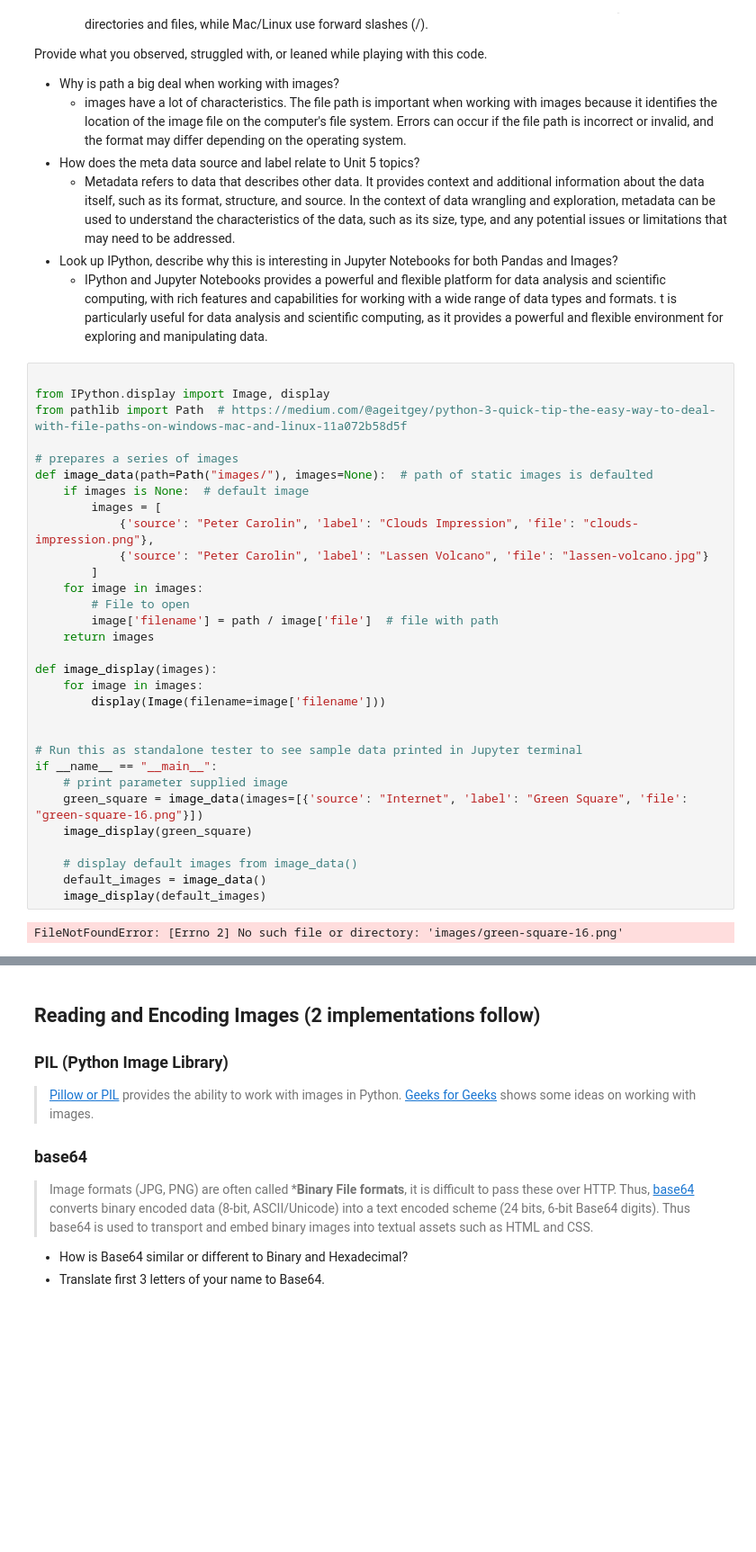
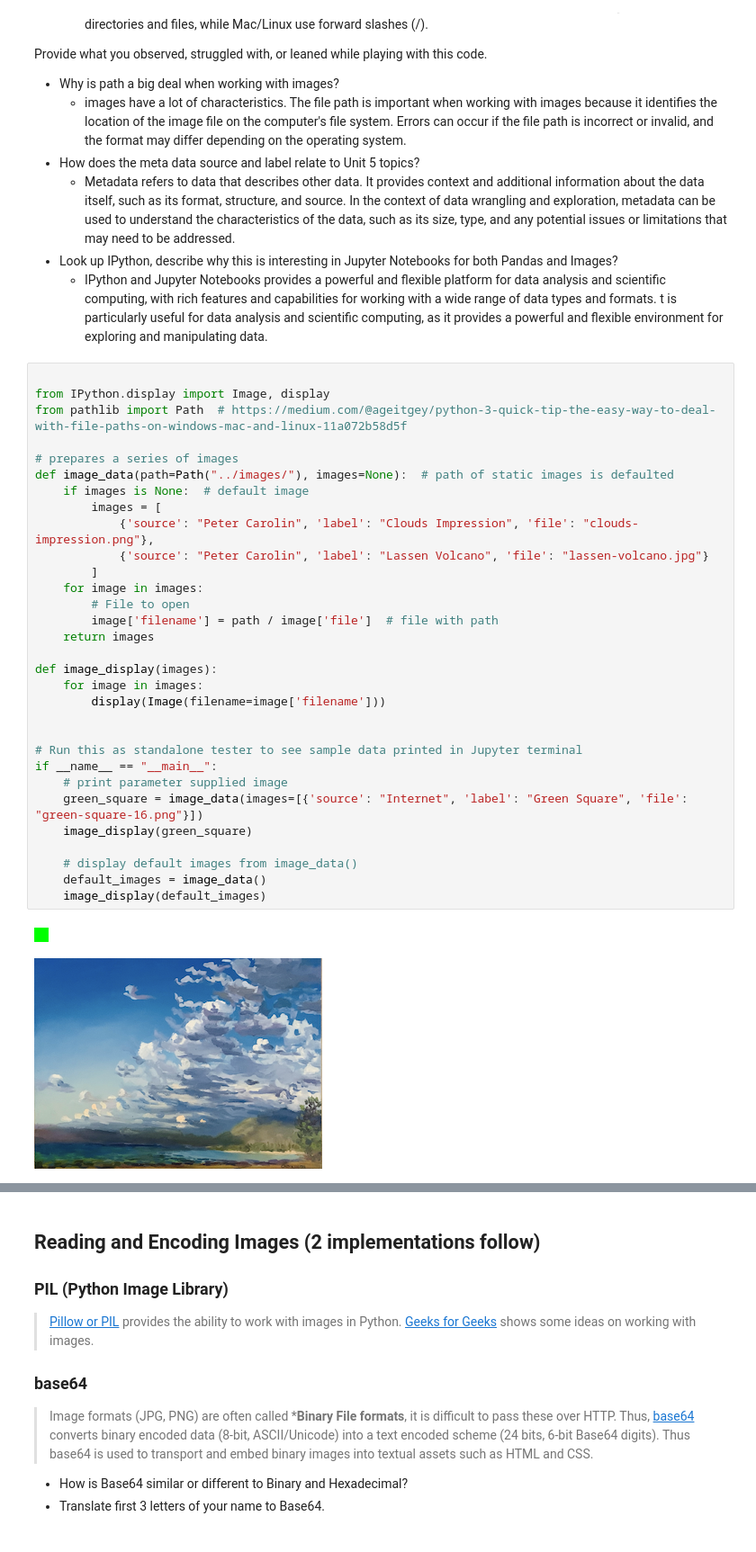
Before and after one commit to AlexKumar19/fastpages-APCSP, a Jupyter notebook: _notebooks/2023-03-07-Data.ipynb, the cells around one changed output, grey strips where cells are left out. Shown at 90% size. Cells and saved outputs as stored; diff of their text form; blank space fills up the shorter version.

```diff
--- a/_notebooks/2023-03-07-Data.ipynb
+++ b/_notebooks/2023-03-07-Data.ipynb
@@ -53,32 +53,33 @@ Provide what you observed, struggled with, or leaned while playing with this cod
 
 from IPython.display import Image, display
 from pathlib import Path  # https://medium.com/@ageitgey/python-3-quick-tip-the-easy-way-to-deal-with-file-paths-on-windows-mac-and-linux-11a072b58d5f
 
 # prepares a series of images
-def image_data(path=Path("images/"), images=None):  # path of static images is defaulted
+def image_data(path=Path("../images/"), images=None):  # path of static images is defaulted
     if images is None:  # default image
         images = [
             {'source': "Peter Carolin", 'label': "Clouds Impression", 'file': "clouds-impression.png"},
             {'source': "Peter Carolin", 'label': "Lassen Volcano", 'file': "lassen-volcano.jpg"}
         ]
     for image in images:
         # File to open
         image['filename'] = path / image['file']  # file with path
     return images
 
 def image_display(images):
     for image in images:
         display(Image(filename=image['filename']))
 
 
 # Run this as standalone tester to see sample data printed in Jupyter terminal
 if __name__ == "__main__":
     # print parameter supplied image
     green_square = image_data(images=[{'source': "Internet", 'label': "Green Square", 'file': "green-square-16.png"}])
     image_display(green_square)
 
     # display default images from image_data()
     default_images = image_data()
     image_display(default_images)
 # %% [output]
-FileNotFoundError: [Errno 2] No such file or directory: 'images/green-square-16.png'
+[figure, added]
+[figure, added]
```
Also changed, not shown: parts of 4 cells of this notebook, 3 other files.
